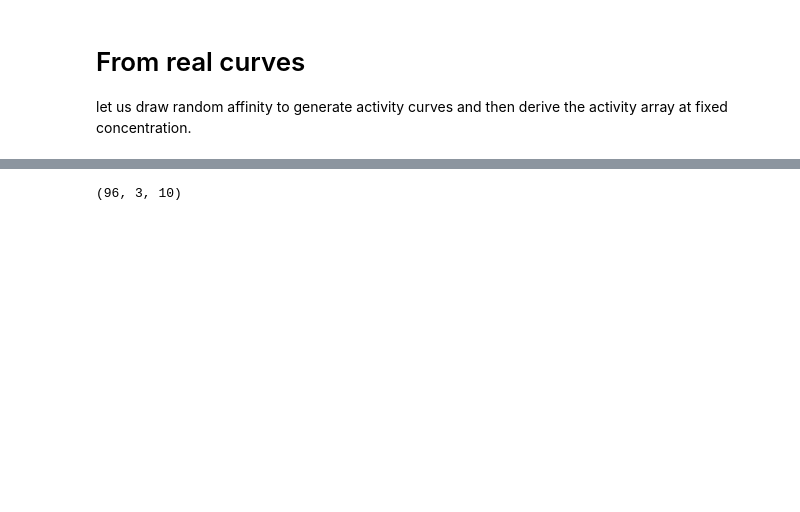
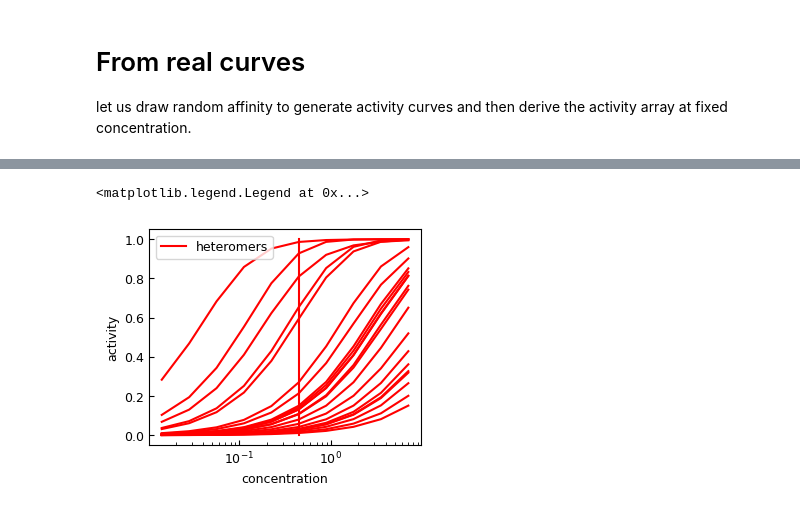
Before and after one commit to HugoLeRoy94/octopus_smelling, a Jupyter notebook: MI/single_concentration/theoretical.ipynb, the cells around one changed output, grey strips where cells are left out. Saved outputs shown, nothing was run; the diff lists cells and outputs as text; code cells hidden in the pictures; blank space fills up the shorter version.

```diff
--- a/MI/single_concentration/theoretical.ipynb
+++ b/MI/single_concentration/theoretical.ipynb
@@ -81,5 +135,38 @@ print(MI)
+# %%
+Nreplicas = 1 # number of time we generate random ligands to perform averages
+counts = {1:22}
+L_values = np.array([96])
+MI = np.zeros(L_values.shape[0],dtype=float)
+for l_idx, L_curr in enumerate(L_values):
+    mi_hetero = []
+    for k in range(Nreplicas):
+        Kcs_3hetero, Kos_3hetero, eps_3hetero = generate_Ks(L=L_curr, n_types=22, n_hetero_sample=0,Kc_Amp=50)
+        A_3hetero_binned = generate_activity_matrix(eps_3hetero, Kcs_3hetero, Kos_3hetero, c_star, a_edges,indices_to_avg=None)
+        A_continuous = generate_continuous_A(eps_3hetero, Kcs_3hetero, Kos_3hetero, c_centers, a_edges,indices_to_avg=None)
+        mi_hetero.append(compute_mi(A_3hetero_binned))
+    MI[l_idx] = np.mean(mi_hetero)
 # %%
 A_continuous.shape
+for A in A_continuous[:1]:
+    n= 0
+    for a in A:
+        if n <= counts[1]:
+            color = 'red'
+        elif n<=counts[2]+counts[1]:
+            color='blue'
+        elif n<= counts[3]+counts[2]+counts[1]:
+            color='green'
+        if n==0:
+            plt.plot(c_centers,a,color=color,label='heteromers')
+        else:
+            plt.plot(c_centers,a,color=color)
+        n+=1
+plt.plot([c_star,c_star],[0,1],color='red')
+plt.xscale('log')
+plt.xlabel('concentration')
+plt.ylabel('activity')
+plt.legend()
 # %% [output]
-(96, 3, 10)
+<matplotlib.legend.Legend at 0x...>
+[figure, added]
 # %%
```
Also changed, not shown: parts of 13 cells of this notebook, 3 other files.
